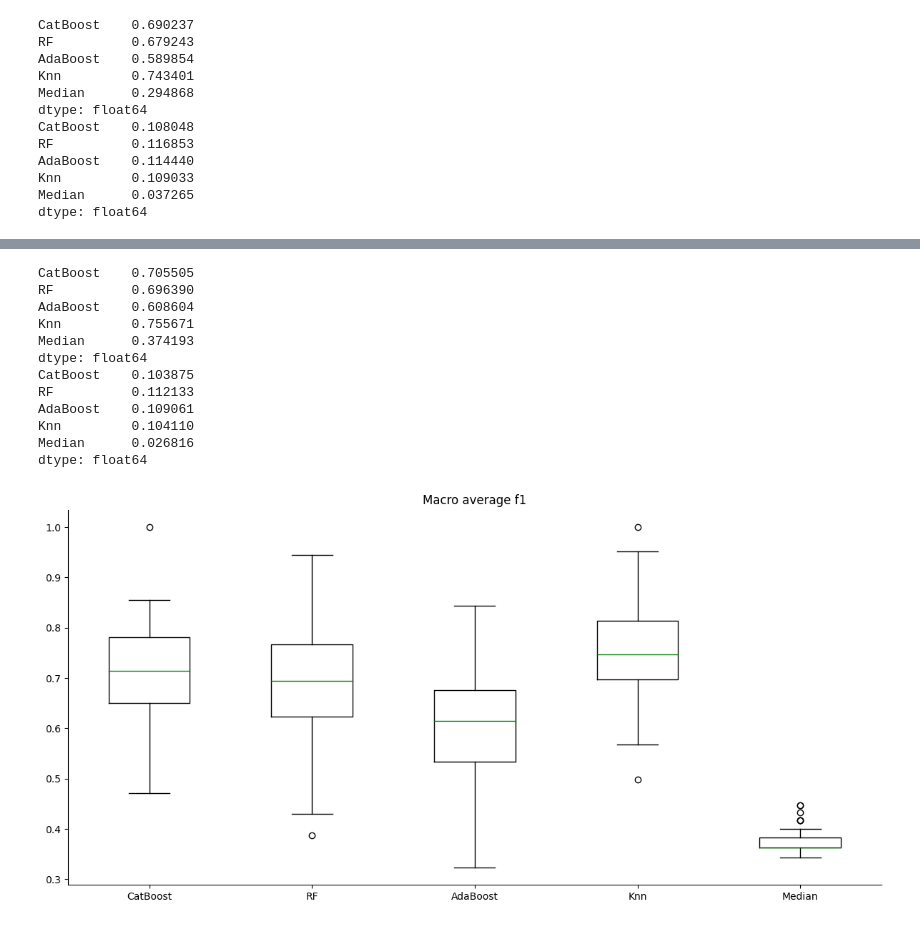
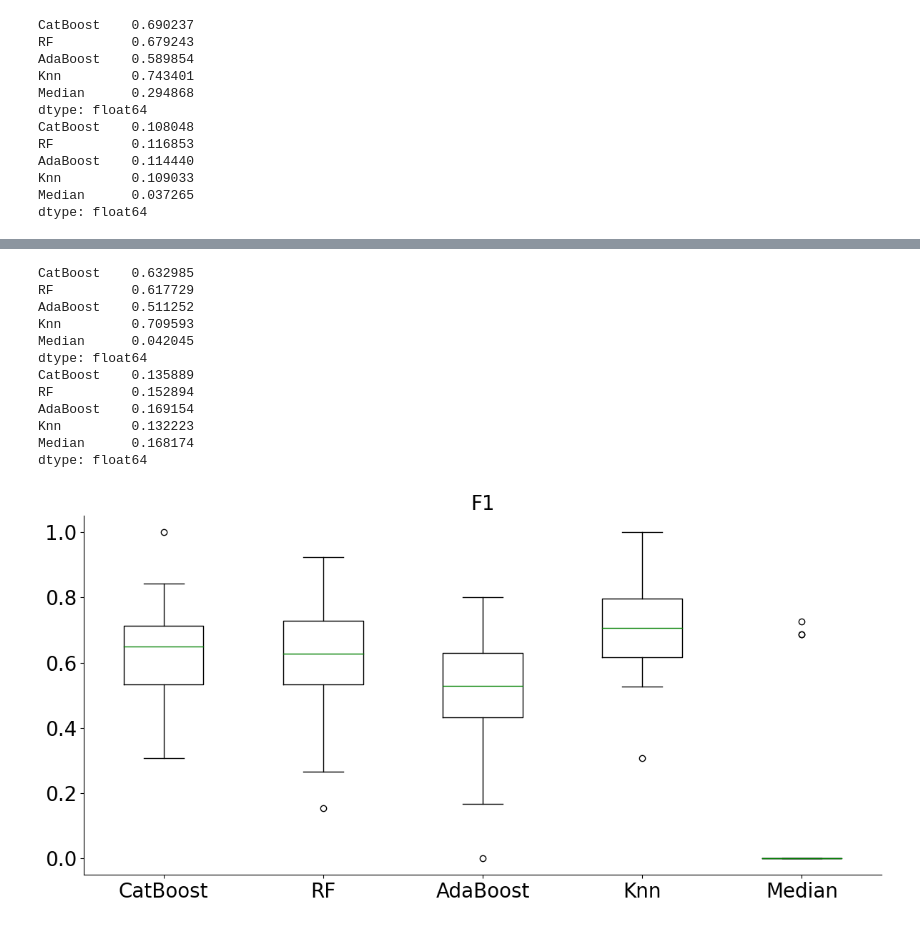
Before and after one commit to SpongeFrogy/phase_transmition_ML, a Jupyter notebook: tests.ipynb, the cells around one changed output, grey strips where cells are left out. Drawn from its saved outputs; the diff is of its cells as text; code cells hidden in the pictures.

```diff
--- a/tests.ipynb
+++ b/tests.ipynb
@@ -115,29 +147,30 @@ plt.show()
 # %%
-r = pd.DataFrame(clf_per_seed(50, lambda y_t, y_p: metrics.f1_score(y_t, y_p, average="macro")))
+r = pd.DataFrame(clf_per_seed(50, lambda y_t, y_p: metrics.f1_score(y_t, y_p, pos_label=1)))
 print(r.mean())
 print(r.std())
 plt.figure(figsize=(12, 6))
 plt.boxplot(r.values, labels=r.columns,
             boxprops=dict(color="black"),
             capprops=dict(color="black"),
             whiskerprops=dict(color="black"),
             medianprops=dict(color="g"),
             flierprops=dict(color="black", markeredgecolor="black"),
             )
-plt.title("Macro average f1")
+plt.title("F1", size=20)
+plt.tick_params(axis="both", labelsize=20)
 plt.tight_layout()
 plt.show()
 # %% [output]
-CatBoost    0.705505
-RF          0.696390
-AdaBoost    0.608604
-Knn         0.755671
-Median      0.374193
+CatBoost    0.632985
+RF          0.617729
+AdaBoost    0.511252
+Knn         0.709593
+Median      0.042045
 dtype: float64
-CatBoost    0.103875
-RF          0.112133
-AdaBoost    0.109061
-Knn         0.104110
-Median      0.026816
+CatBoost    0.135889
+RF          0.152894
+AdaBoost    0.169154
+Knn         0.132223
+Median      0.168174
 dtype: float64
-[figure, old version]
+[figure, new version]
```
Also changed, not shown: parts of 8 cells of this notebook, 46 other files.
